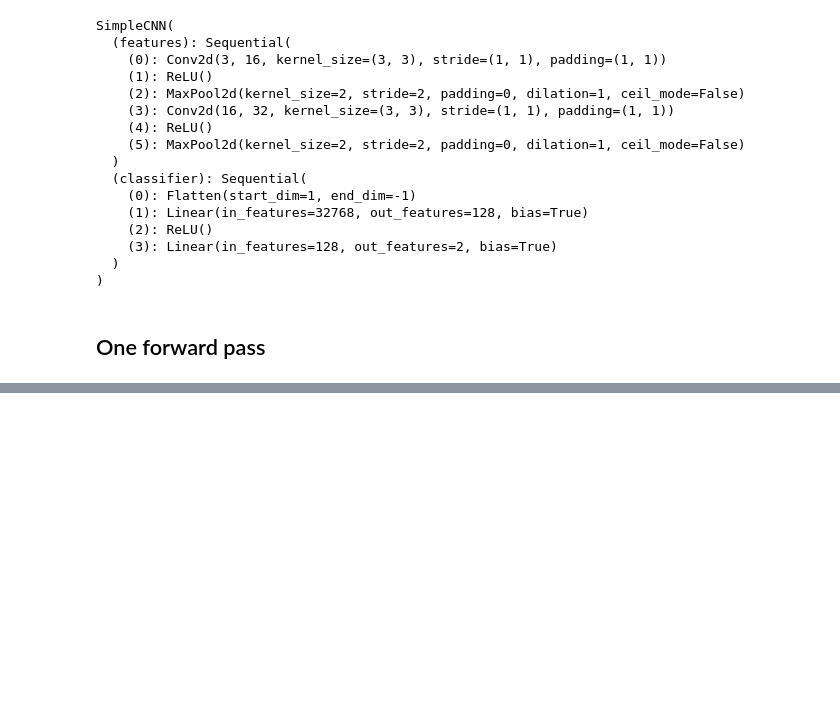
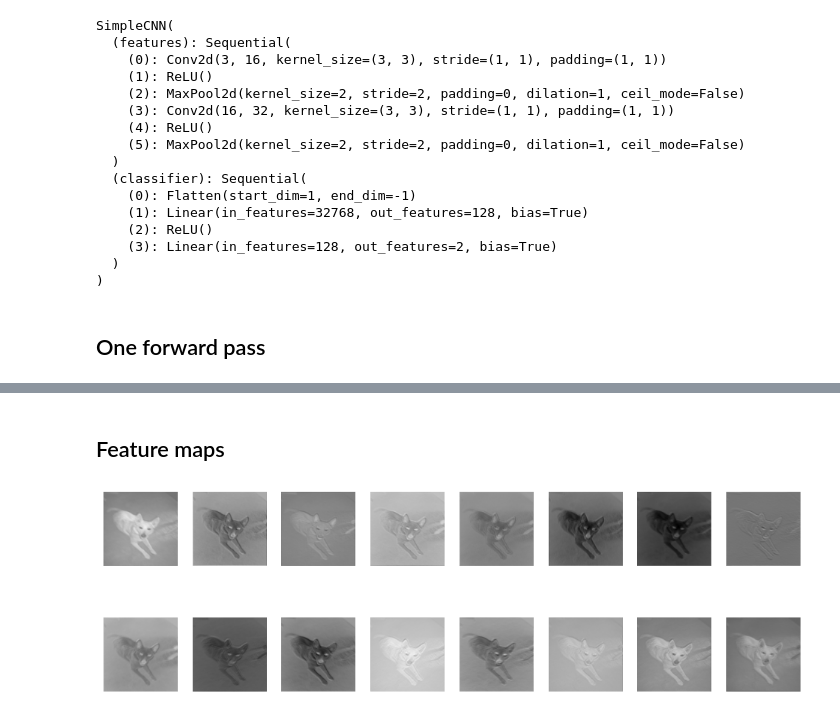
Before and after one commit to aadupuy/cats_vs_dogs, a Jupyter notebook: cats_vs_dogs.ipynb, the cells around one changed output, grey strips where cells are left out. Drawn from its saved outputs; the diff is of its cells as text; code cells hidden in the pictures; blank space fills up the shorter version.

```diff
--- a/cats_vs_dogs.ipynb
+++ b/cats_vs_dogs.ipynb
@@ -249,0 +256,21 @@ tensor([[-0.0786,  0.0752],
+# %% [markdown]
+## Feature maps
+# %%
+# Visualize the feature maps after the first convolutional layer
+x = images[:1].to(device)
+
+with torch.no_grad():
+    feat = model.features[0](x)  # after first conv
+
+feat = feat.cpu()[0]
+
+fig, axes = plt.subplots(2, 8, figsize=(12,4))
+
+for i, ax in enumerate(axes.flat):
+    # ax.imshow(feat[i], cmap="gray")
+    ax.imshow(feat[i], cmap="gray", vmin=feat.min(), vmax=feat.max()) # normalize each feature map to [0, 1] for better visualization
+    ax.axis("off")
+
+plt.show()
+# %% [output]
+[figure, added]
```
Also changed, not shown: parts of 32 cells of this notebook, 2 other files.
